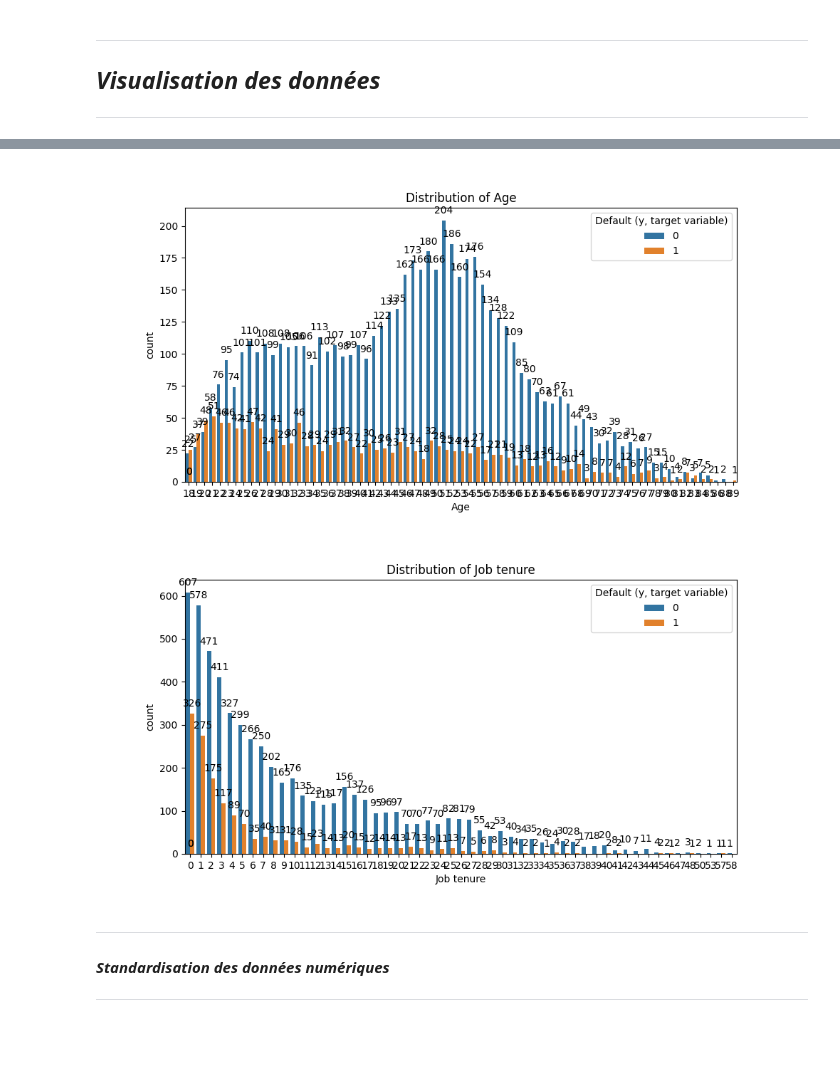
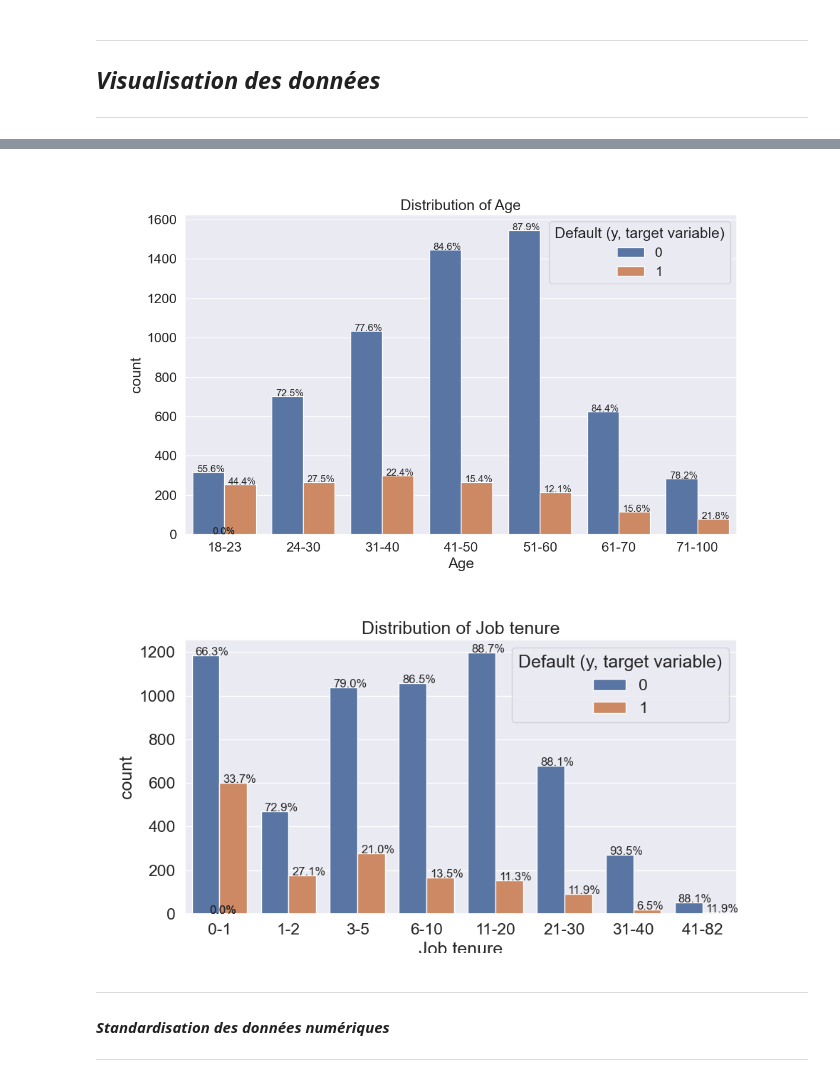
Before and after one commit to tomasnp/TER_HEC, a Jupyter notebook: main-4.ipynb, the cells around one changed output, grey strips where cells are left out. Cells and saved outputs as stored; diff of their text form; code cells hidden in the pictures; blank space fills up the shorter version.

```diff
--- a/main-4.ipynb
+++ b/main-4.ipynb
@@ -11,6 +11,6 @@ import re
 from IPython.display import display, HTML
 
 # chemin en modifer
-chemin = "dataprojectstage_masterUPS.xlsx"
+chemin = "/Users/thomassinapi/Desktop/M1 Data Science/TER/dataprojectstage_masterUPS.xlsx"
 
 df = pd.read_excel(chemin)
@@ -48,7 +23,7 @@ RuntimeError('Unrecognized new version of ortools (9.7.2996). Expected < 9.5.0.P
 ---
 # %%
 # transforme les variables ages en catégories (18-23, 24-30, 31-40, 41-50, 51-60, 61-70, 71-90)
-df['Age'] = pd.cut(df['Age'], bins=[0, 23, 30, 40, 50, 60, 70, 100], labels=['0-23', '24-30', '31-40', '41-50', '51-60', '61-70', '71-100'])
+df['Age'] = pd.cut(df['Age'], bins=[0, 23, 30, 40, 50, 60, 70, 100], labels=['18-23', '24-30', '31-40', '41-50', '51-60', '61-70', '71-100'])
 df['Age'].value_counts()
 # %% [output]
 51-60     1760
@@ -60,8 +35,8 @@ df['Age'].value_counts()
 71-100     362
 Name: Age, dtype: int64
 # %%
-# transforme les variables job tenure en catégories (0-2, 3-5, 6-10, 11-20, 21-30, 31-40, 41-50, 51-80)
-df['Job tenure'] = pd.cut(df['Job tenure'], bins=[-1, 1, 2, 5, 10, 20, 30, 40, 50, 82], labels=['0-1', '1-2', '3-5', '6-10', '11-20', '21-30', '31-40', '41-50', '51-82'])
+# transforme les variables job tenure en catégories (0-2, 3-5, 6-10, 11-20, 21-30, 31-40, 41-80)
+df['Job tenure'] = pd.cut(df['Job tenure'], bins=[-1, 1, 2, 5, 10, 20, 30, 40, 82], labels=['0-1', '1-2', '3-5', '6-10', '11-20', '21-30', '31-40', '41-82'])
 df['Job tenure'].value_counts()
 # %% [output]
 0-1      1786
@@ -77,38 +63,41 @@ Name: Job tenure, dtype: int64
 # %%
 from matplotlib.pyplot import scatter
 
-
 # distribution de la variable cible en fonction de l'age
-plt.figure(figsize=(10,5))
+plt.figure(figsize=(12,7))
 plot = sns.countplot(x='Age', hue='Default (y, target variable)', data=df)
 plt.title('Distribution of Age')
 
-# Ajouter le nombre de comptes à chaque barre
-for p in plot.patches:
-    plot.annotate(format(p.get_height(), '.0f'),
-                  (p.get_x() + p.get_width() / 2., p.get_height()),
-                  ha = 'center',
-                  va = 'center',
-                  xytext = (0, 10),
-                  textcoords = 'offset points')
+# Calculer le total par catégorie
+totals = df.groupby('Age').size()
 
+# Ajouter le pourcentage à chaque barre
+for i, p in enumerate(plot.patches):
+    category = plot.get_xticks()[i % len(plot.get_xticks())]
+    total = totals[category]
+    percentage = '{:.1f}%'.format(100 * p.get_height()/total)
+    x = p.get_x() + p.get_width() / 2 - 0.15
+    y = p.get_y() + p.get_height()
+    plot.annotate(percentage, (x, y), size = 12)
 plt.show()
 
 # distribution de la variable cible en fonction de l'ancienneté
 plt.figure(figsize=(10,5))
 plot = sns.countplot(x='Job tenure', hue='Default (y, target variable)', data=df)
 plt.title('Distribution of Job tenure')
 
-# Ajouter le nombre de comptes à chaque barre
-for p in plot.patches:
-    plot.annotate(format(p.get_height(), '.0f'),
-                  (p.get_x() + p.get_width() / 2., p.get_height()),
-                  ha = 'center',
-                  va = 'center',
-                  xytext = (0, 10),
-                  textcoords = 'offset points')
+# Calculer le total par catégorie
+totals = df.groupby('Job tenure').size()
 
+# Ajouter le pourcentage à chaque barre
+for i, p in enumerate(plot.patches):
+    category = plot.get_xticks()[i % len(plot.get_xticks())]
+    total = totals[category]
+    percentage = '{:.1f}%'.format(100 * p.get_height()/total)
+    x = p.get_x() + p.get_width() / 2 - 0.15
+    y = p.get_y() + p.get_height()
+    plot.annotate(percentage, (x, y), size = 12)
 plt.show()
 # %% [output]
-[figure, old version]
+[figure, new version]
-[figure, old version]
+[figure, new version]
```
Also changed, not shown: parts of 32 cells of this notebook, 1 other file.
